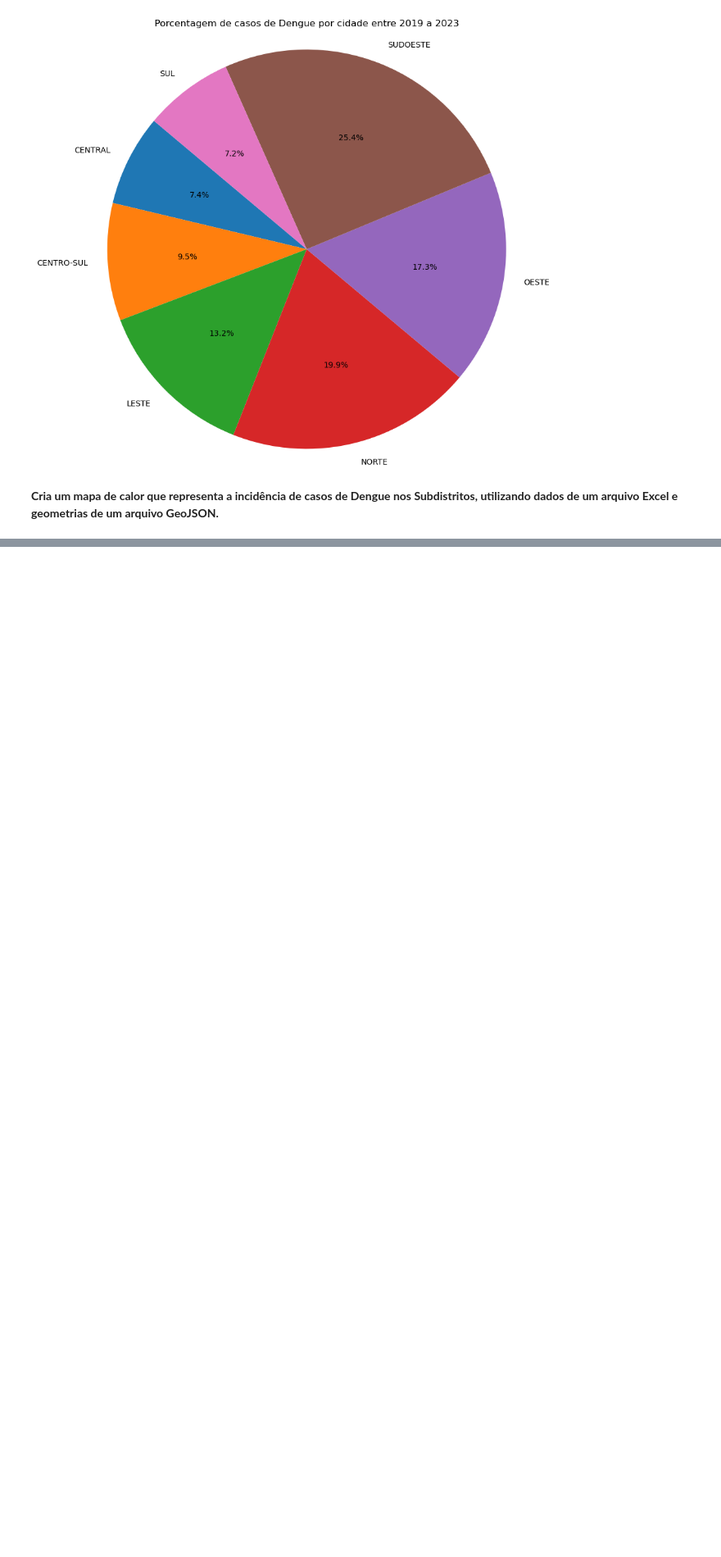
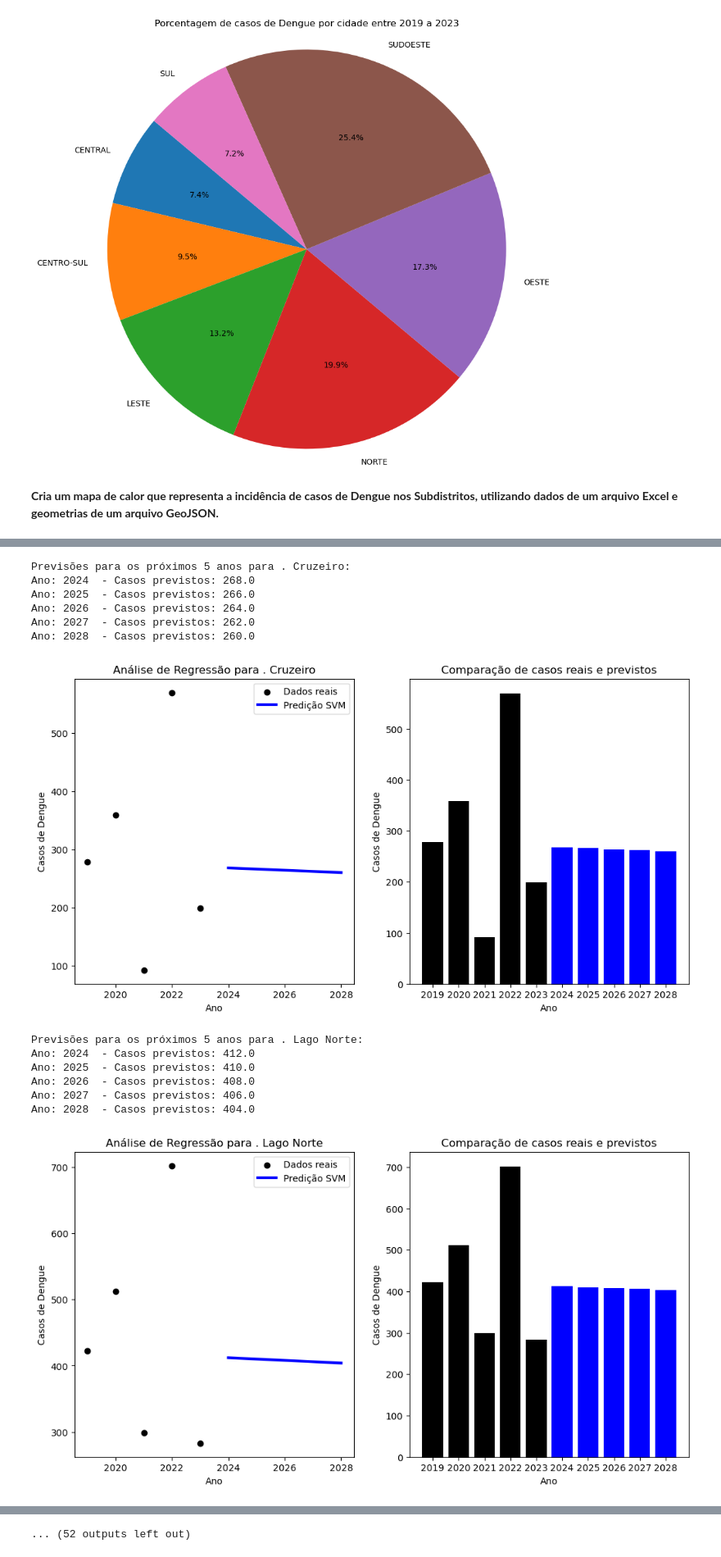
Before and after one commit to 07Dalmaso/-An-lise-Preditiva-cMonitoramento-Epidemiol-gico-da-Dengue-no-Distrito-Federal-2019-2023-, a Jupyter notebook: dengue.ipynb, the cells around one changed output, grey strips where cells are left out. Shown at 82% size. Cells and saved outputs as stored; diff of their text form; code cells hidden in the pictures; blank space fills up the shorter version.

```diff
--- a/dengue.ipynb
+++ b/dengue.ipynb
@@ -381,0 +338,17 @@ mapa_dengue
+# %%
+analise_com_svm(linhas_cidades)
+# %% [output]
+Previsões para os próximos 5 anos para . Cruzeiro:
+Ano: 2024  - Casos previstos: 268.0
+Ano: 2025  - Casos previstos: 266.0
+Ano: 2026  - Casos previstos: 264.0
+Ano: 2027  - Casos previstos: 262.0
+Ano: 2028  - Casos previstos: 260.0
+[figure, added]
+Previsões para os próximos 5 anos para . Lago Norte:
+Ano: 2024  - Casos previstos: 412.0
+Ano: 2025  - Casos previstos: 410.0
+Ano: 2026  - Casos previstos: 408.0
+Ano: 2027  - Casos previstos: 406.0
+Ano: 2028  - Casos previstos: 404.0
+[figure, added]
@@ -381,0 +383 @@ mapa_dengue
+... (52 outputs left out)
```
Also changed, not shown: parts of 5 cells of this notebook, 2 other files.
